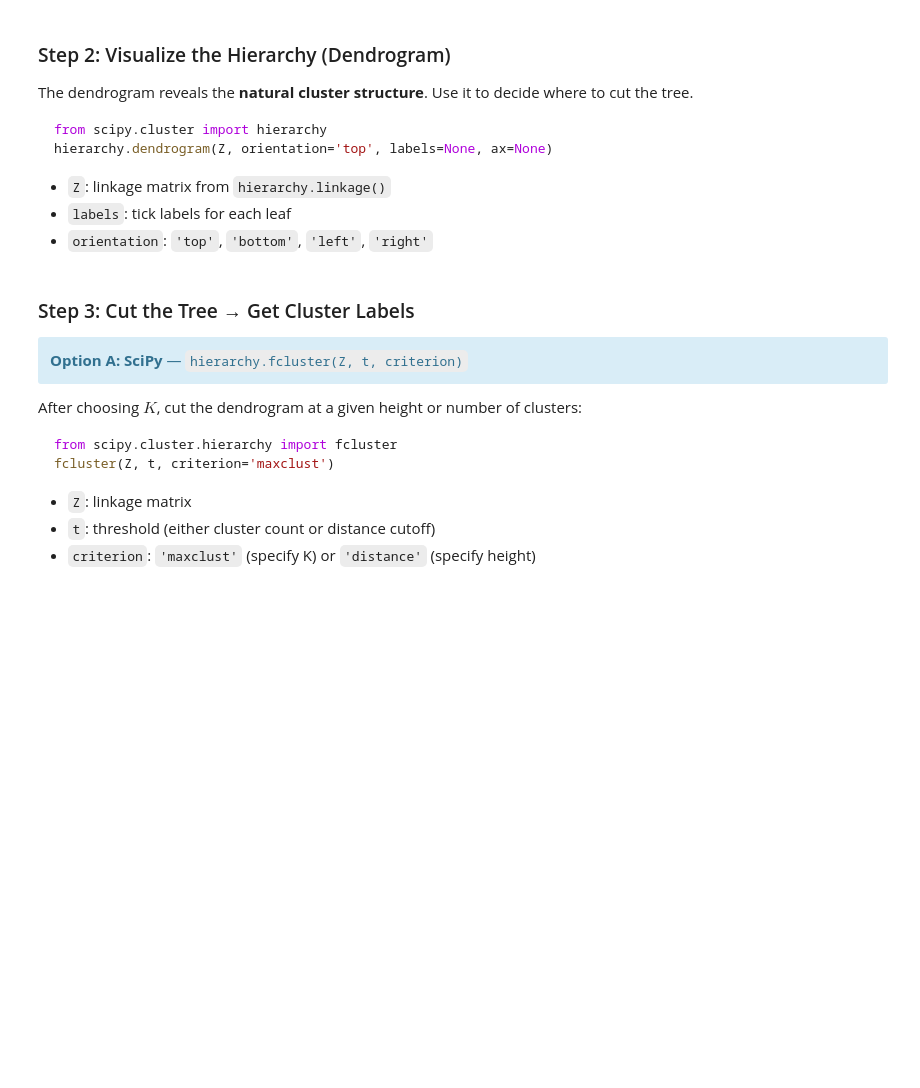
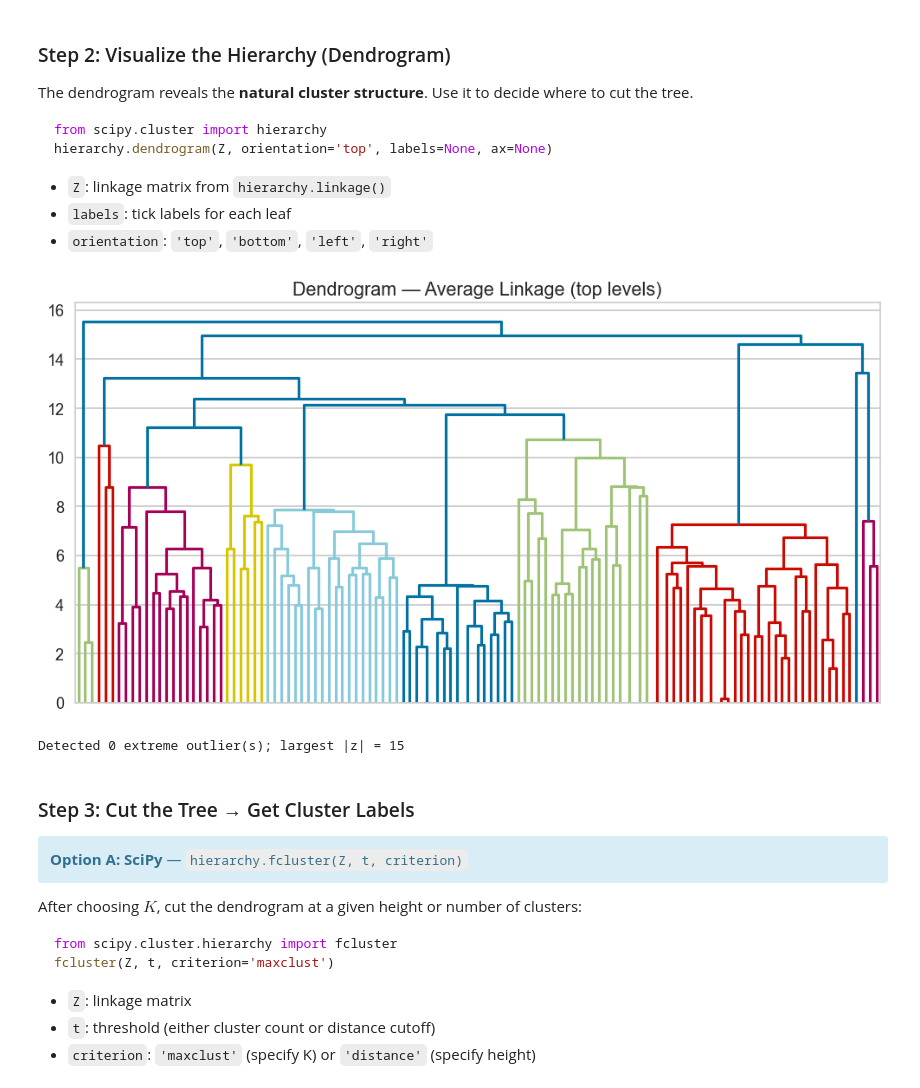
Before and after one commit to leelapis/bda, a Jupyter notebook: 4_Clustering_I_bda.ipynb, the cells around one changed output. Saved outputs shown, nothing was run; the diff lists cells and outputs as text; code cells hidden in the pictures; blank space fills up the shorter version.

```diff
--- a/4_Clustering_I_bda.ipynb
+++ b/4_Clustering_I_bda.ipynb
@@ -667,5 +708,8 @@ hierarchy.linkage(y, method='single', metric='euclidean')
 # --- Compute linkage matrix using average linkage ---
 from scipy.cluster import hierarchy
 
-hotLink = hierarchy.linkage(scaled_df, method='average', metric='euclidean')
+# Subsample for speed
+scaled_df_sample = scaled_df.sample(10000)
+
+hotLink = hierarchy.linkage(scaled_df_sample, method='average', metric='euclidean')
 hotLink
@@ -686,12 +739,26 @@ hierarchy.dendrogram(Z, orientation='top', labels=None, ax=None)
 # %%
 # --- Plot dendrogram (average linkage) ---
 import matplotlib.pyplot as plt
 
 fig, ax = plt.subplots(figsize=(12, 6))
-cityDn = hierarchy.dendrogram(hotLink, ax=ax, color_threshold=0.7 * hotLink[-1, 2], no_labels=True, orientation='top')
+# truncate_mode='level', p=4 shows only the top 4 levels of the tree.
+# A full 10000-leaf dendrogram otherwise renders as an unreadable wall of lines.
+cityDn = hierarchy.dendrogram(hotLink, ax=ax, truncate_mode='level', p=10,
+                              color_threshold=0.7 * hotLink[-1, 2], no_labels=True, orientation='top')
 # color_threshold = 0.7 * max_distance helps separate major clusters visually
-ax.set_title('Dendrogram — Average Linkage')
+ax.set_title('Dendrogram — Average Linkage (top levels)')
 plt.show();
+# %% [output]
+[figure, added]
+# %%
+# Detect extreme outliers: rows whose largest |z-score| > 15.
+# One such row (e.g. adr z ~ 107) crushes the y-axis and hides all real structure.
+zmax = np.abs(scaled_df_sample).max(axis=1)
+print(f'Detected {(zmax > 15).sum()} extreme outlier(s); largest |z| = {zmax.max():.0f}')
+scaled_df_sample = scaled_df_sample[zmax < 15]
+hotLink = hierarchy.linkage(scaled_df_sample, method='average', metric='euclidean')
+# %% [output]
+Detected 0 extreme outlier(s); largest |z| = 15
 # %% [markdown]
 ### Step 3: Cut the Tree → Get Cluster Labels
 
```
Also changed, not shown: parts of 42 cells of this notebook, 6 other files.
